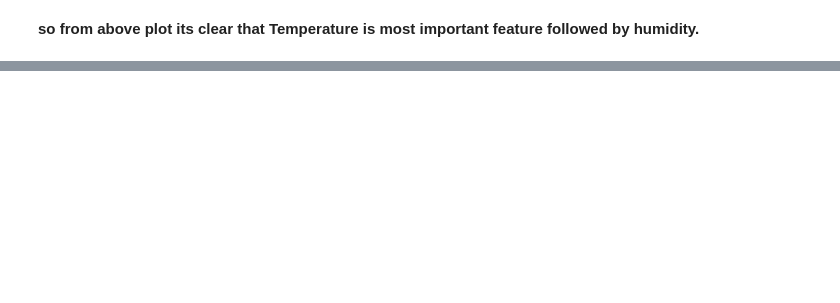
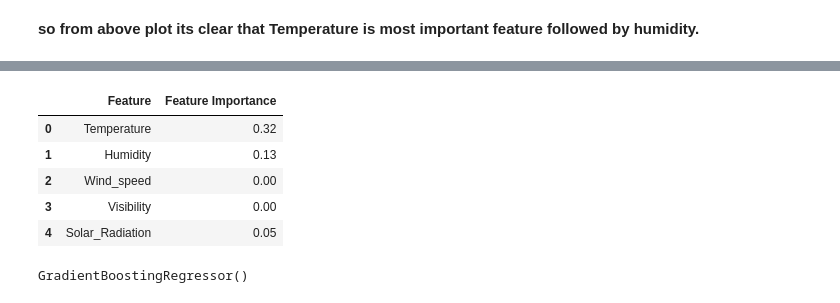
Before and after one commit to preetikhullbe/Bike-sharing-demand, a Jupyter notebook: Bike_Sharing_Demand_Prediction_Capstone_Project.ipynb, the cells around one changed output, grey strips where cells are left out. Saved outputs shown, nothing was run; the diff lists cells and outputs as text; code cells hidden in the pictures; blank space fills up the shorter version.

```diff
--- a/Bike_Sharing_Demand_Prediction_Capstone_Project.ipynb
+++ b/Bike_Sharing_Demand_Prediction_Capstone_Project.ipynb
@@ -1532,0 +1535,8 @@ plt.show()
+# %%
+#import the packages
+from sklearn.ensemble import GradientBoostingRegressor
+# Create an instance of the GradientBoostingRegressor
+gb_model = GradientBoostingRegressor()
+
+
+gb_model.fit(X_train,y_train)
@@ -1532,0 +1665,20 @@ plt.show()
+# %%
+importances = gb_model.feature_importances_
+
+importance_dict = {'Feature' : list(X_train.columns),
+                   'Feature Importance' : importances}
+
+importance_df = pd.DataFrame(importance_dict)
+importance_df['Feature Importance'] = round(importance_df['Feature Importance'],2)
+importance_df.head()
+# %% [output]
+|  | Feature | Feature Importance |
+| 0 | Temperature | 0.32 |
+| 1 | Humidity | 0.13 |
+| 2 | Wind_speed | 0.00 |
+| 3 | Visibility | 0.00 |
+| 4 | Solar_Radiation | 0.05 |
+# %%
+gb_model.fit(X_train,y_train)
+# %% [output]
+GradientBoostingRegressor()
```
Also changed, not shown: parts of 50 cells of this notebook.
